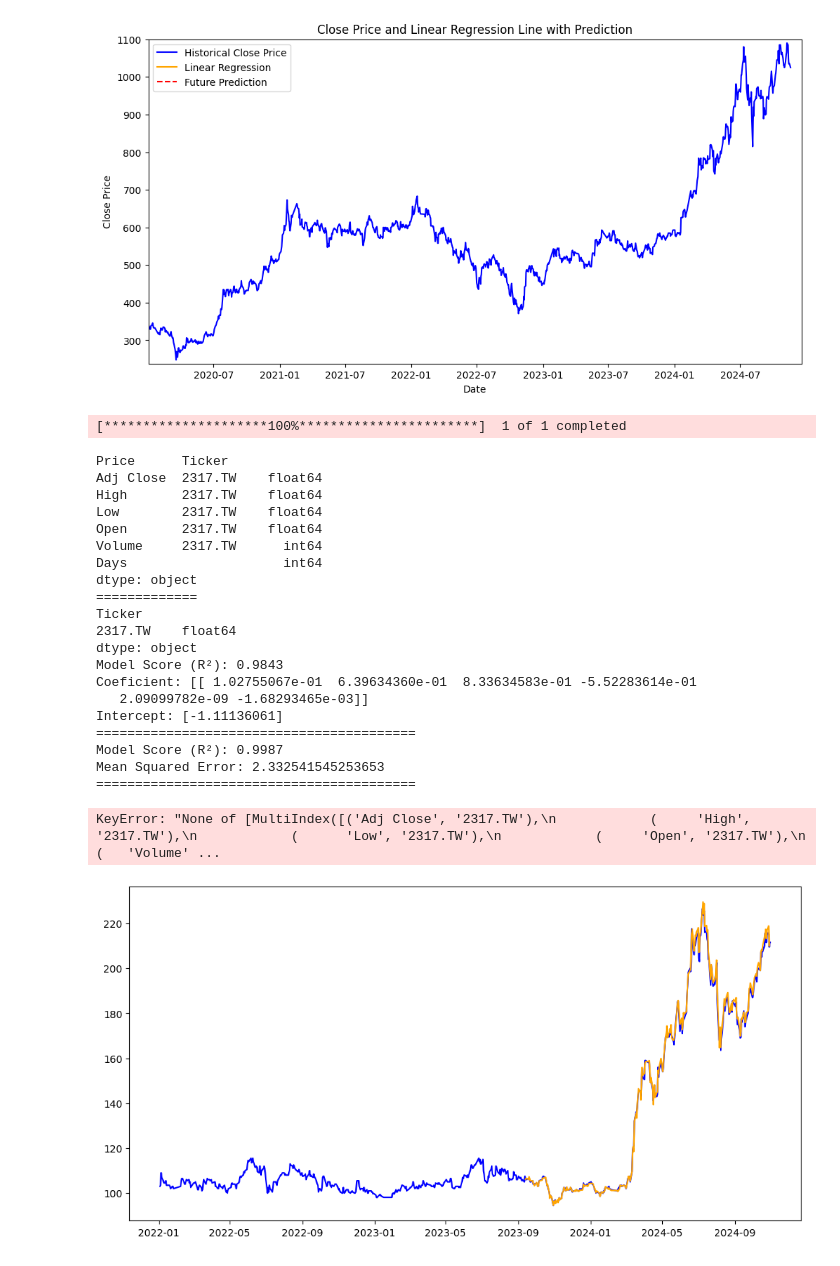
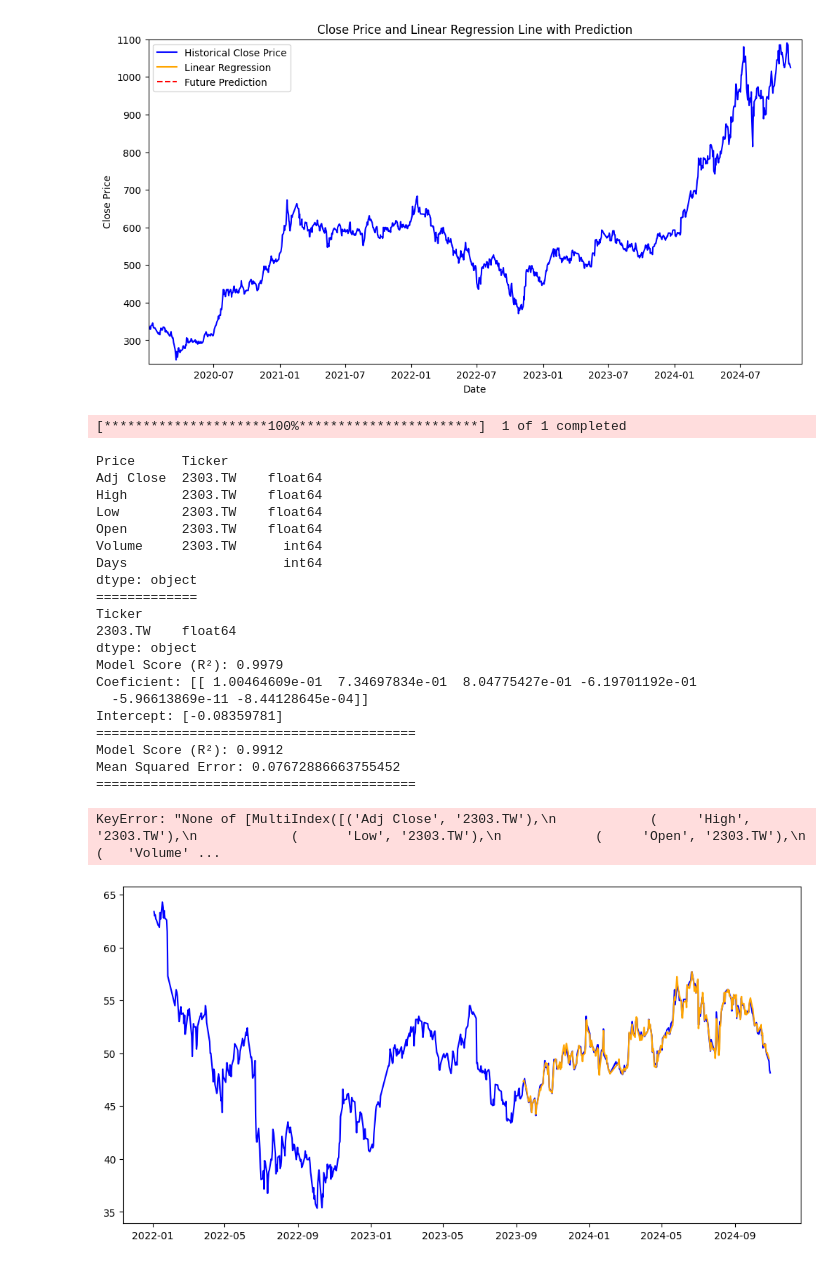
Before and after one commit to Clown-coder/202409_TVDI_Project_Stock_analysis, a Jupyter notebook: stock_analysis/to_database.ipynb, the cells around one changed output. Drawn from its saved outputs; the diff is of its cells as text; code cells hidden in the pictures.

```diff
--- a/stock_analysis/to_database.ipynb
+++ b/stock_analysis/to_database.ipynb
@@ -1191,7 +1191,7 @@ from sklearn.metrics import mean_squared_error, r2_score
 # 讀取歷史數據
 start = dt.datetime(2022, 1, 1)
 end = dt.datetime(2024, 11, 1)
-data_from_db = yf.download('2317.TW', start=start, end=end)
+data_from_db = yf.download('2303.TW', start=start, end=end)
 
 # 將索引轉換為日期格式
 data_from_db['Date'] = pd.to_datetime(data_from_db.index)
@@ -1285,44 +1285,44 @@ else:
 future_x = future_x[X.columns]
 
 #future_x = np.arange(data_from_db['Days'].max() + 1, data_from_db['Days'].max() + future_days + 1).reshape(-1, 1)
 
 future_x_sorted=future_x.sort_values(by='Days')
 predicted_price = model.predict(future_x_sorted)
 
     # 將預測結果轉換為日期格式，從最後一天開始
 future_dates = [last_day + pd.Timedelta(days=i) for i in range(1, future_days + 1)]
 
     # 顯示預測價格
 plt.plot(future_dates, predicted_price, label='Future Prediction', color='red', linestyle='--')
 
 plt.xlim(data_from_db['Date'].min(), future_dates[-1])
 plt.ylim(data_from_db['Close'].min() - 10, data_from_db['Close'].max() + 10)
 plt.xlabel('Date')
 plt.ylabel('Close Price')
 plt.title('Close Price and Linear Regression Line with Prediction')
 plt.legend()
 plt.show()
 # %% [output]
 [*********************100%***********************]  1 of 1 completed
 Price      Ticker
-Adj Close  2317.TW    float64
-High       2317.TW    float64
-Low        2317.TW    float64
-Open       2317.TW    float64
-Volume     2317.TW      int64
+Adj Close  2303.TW    float64
+High       2303.TW    float64
+Low        2303.TW    float64
+Open       2303.TW    float64
+Volume     2303.TW      int64
 Days                    int64
 dtype: object
 =============
 Ticker
-2317.TW    float64
+2303.TW    float64
 dtype: object
-Model Score (R²): 0.9843
-Coeficient: [[ 1.02755067e-01  6.39634360e-01  8.33634583e-01 -5.52283614e-01
-   2.09099782e-09 -1.68293465e-03]]
-Intercept: [-1.11136061]
+Model Score (R²): 0.9979
+Coeficient: [[ 1.00464609e-01  7.34697834e-01  8.04775427e-01 -6.19701192e-01
+  -5.96613869e-11 -8.44128645e-04]]
+Intercept: [-0.08359781]
 =========================================
-Model Score (R²): 0.9987
-Mean Squared Error: 2.332541545253653
+Model Score (R²): 0.9912
+Mean Squared Error: 0.07672886663755452
 =========================================
-KeyError: "None of [MultiIndex([('Adj Close', '2317.TW'),\n            (     'High', '2317.TW'),\n            (      'Low', '2317.TW'),\n            (     'Open', '2317.TW'),\n            (   'Volume' ...
+KeyError: "None of [MultiIndex([('Adj Close', '2303.TW'),\n            (     'High', '2303.TW'),\n            (      'Low', '2303.TW'),\n            (     'Open', '2303.TW'),\n            (   'Volume' ...
-[figure, old version]
+[figure, new version]
```
Also changed, not shown: 2 other files.
